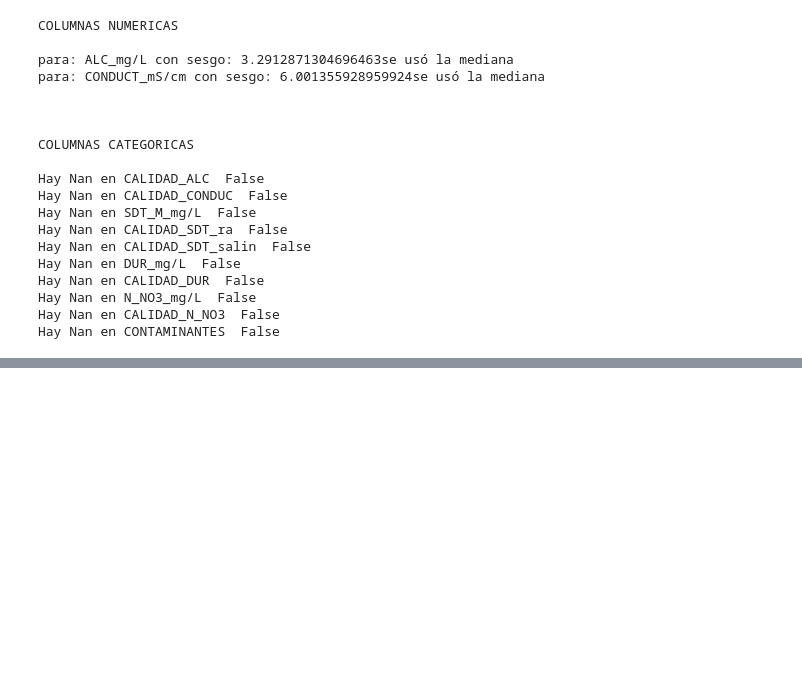
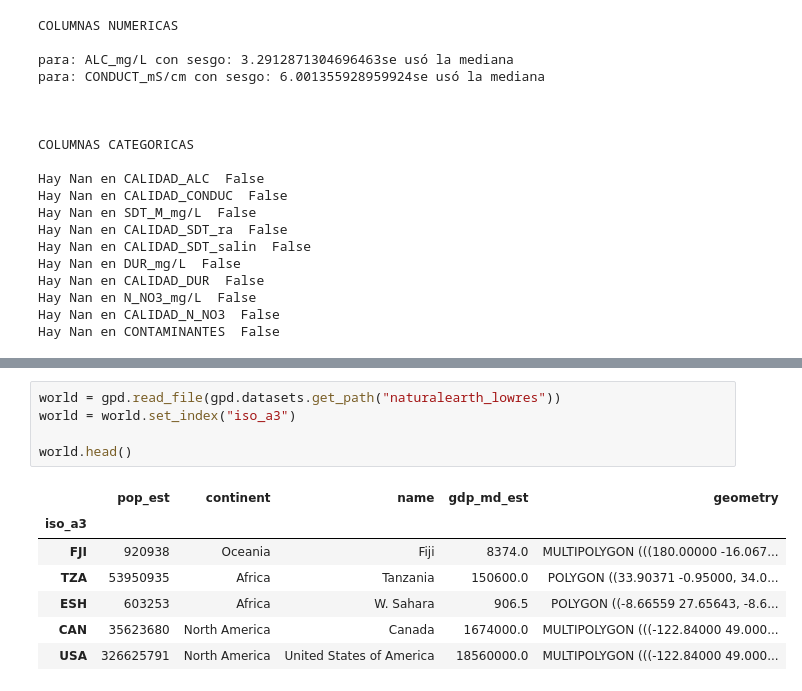
Before and after one commit to PosgradoMNA/actividades-de-aprendizaje-ams182, a Jupyter notebook: Reto pt1.ipynb, the cells around one changed output, grey strips where cells are left out. Drawn from its saved outputs; the diff is of its cells as text; blank space fills up the shorter version.

```diff
--- a/Reto pt1.ipynb
+++ b/Reto pt1.ipynb
@@ -149,0 +214,13 @@ Hay Nan en CONTAMINANTES  False
+# %%
+world = gpd.read_file(gpd.datasets.get_path("naturalearth_lowres"))
+world = world.set_index("iso_a3")
+
+world.head()
+# %% [output]
+|  | pop_est | continent | name | gdp_md_est | geometry |
+| iso_a3 |  |  |  |  |  |
+| FJI | 920938 | Oceania | Fiji | 8374.0 | MULTIPOLYGON (((180.00000 -16.067... |
+| TZA | 53950935 | Africa | Tanzania | 150600.0 | POLYGON ((33.90371 -0.95000, 34.0... |
+| ESH | 603253 | Africa | W. Sahara | 906.5 | POLYGON ((-8.66559 27.65643, -8.6... |
+| CAN | 35623680 | North America | Canada | 1674000.0 | MULTIPOLYGON (((-122.84000 49.000... |
+| USA | 326625791 | North America | United States of America | 18560000.0 | MULTIPOLYGON (((-122.84000 49.000... |
```
Also changed, not shown: parts of 13 cells of this notebook.
